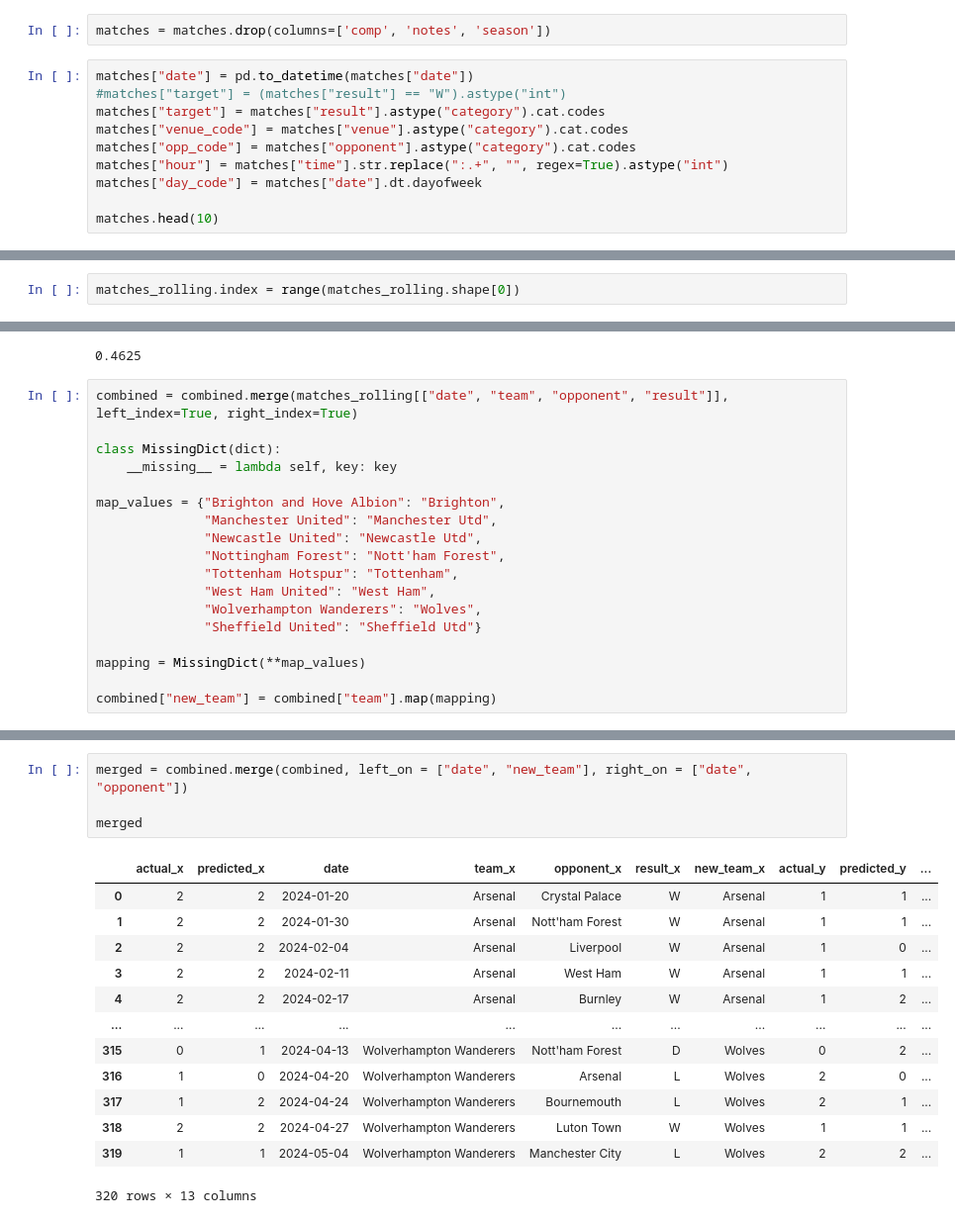
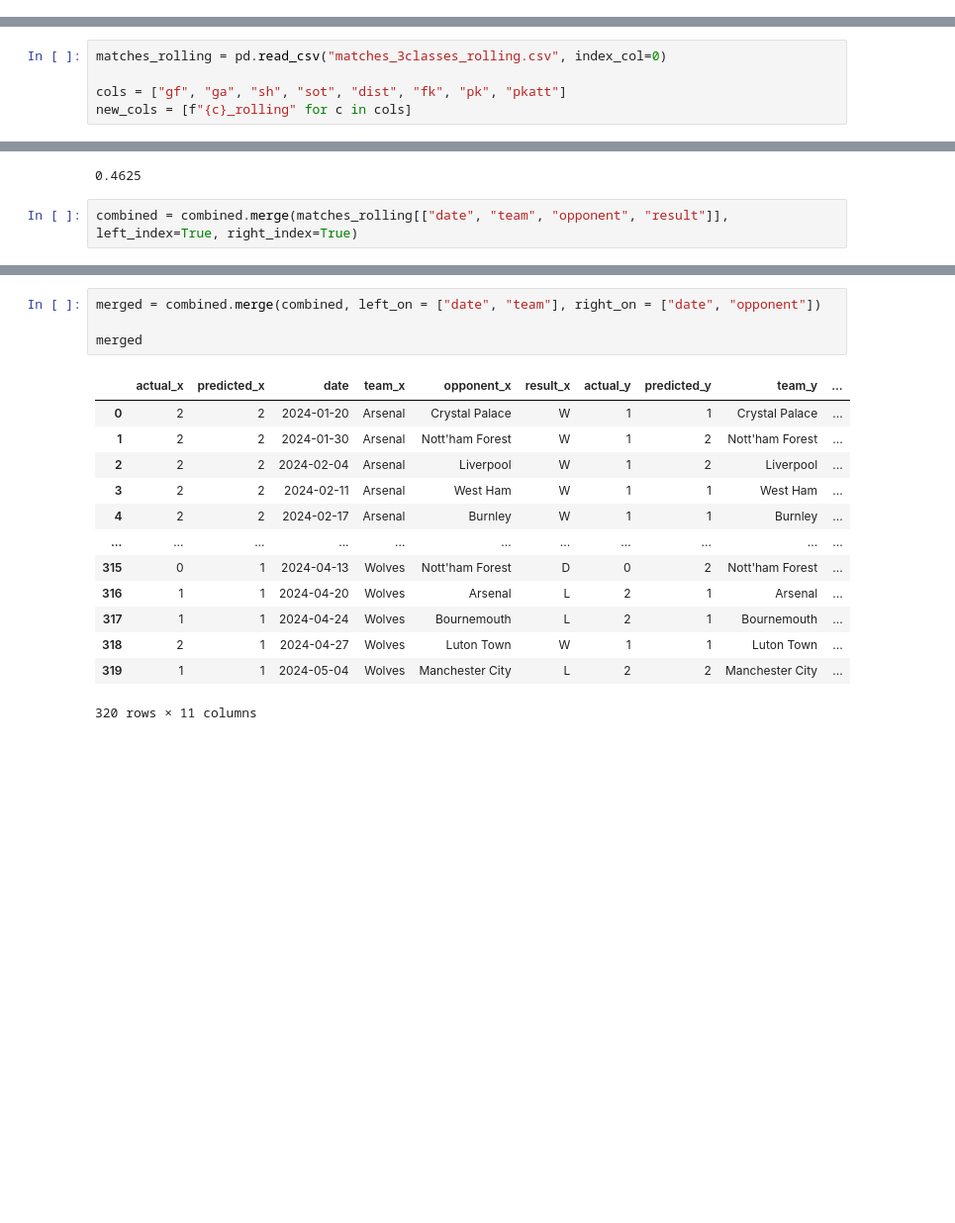
Before and after one commit to emanon19/Football-Prediction, a Jupyter notebook: Win-Draw-Lose-LogisticRegression.ipynb, the cells around one changed output, grey strips where cells are left out. Shown: that part at 99% size. Saved outputs shown, nothing was run; the diff lists cells and outputs as text; blank space fills up the shorter version.

```diff
--- a/Win-Draw-Lose-LogisticRegression.ipynb
+++ b/Win-Draw-Lose-LogisticRegression.ipynb
@@ -14,12 +13,0 @@ matches.head()
-# %%
-matches = matches.drop(columns=['comp', 'notes', 'season'])
-# %%
-matches["date"] = pd.to_datetime(matches["date"])
-#matches["target"] = (matches["result"] == "W").astype("int")
-matches["target"] = matches["result"].astype("category").cat.codes
-matches["venue_code"] = matches["venue"].astype("category").cat.codes
-matches["opp_code"] = matches["opponent"].astype("category").cat.codes
-matches["hour"] = matches["time"].str.replace(":.+", "", regex=True).astype("int")
-matches["day_code"] = matches["date"].dt.dayofweek
-
-matches.head(10)
@@ -134,5 +91,8 @@ matches_rolling = matches_rolling.droplevel('team')
 # %%
-matches_rolling.index = range(matches_rolling.shape[0])
+matches_rolling = pd.read_csv("matches_3classes_rolling.csv", index_col=0)
+
+cols = ["gf", "ga", "sh", "sot", "dist", "fk", "pk", "pkatt"]
+new_cols = [f"{c}_rolling" for c in cols]
 # %%
 def make_predictions(data, predictors):
     train = data[data["date"] < '2024-01-01']
@@ -183,22 +143,6 @@ model_score
 0.4625
 # %%
 combined = combined.merge(matches_rolling[["date", "team", "opponent", "result"]], left_index=True, right_index=True)
-
-class MissingDict(dict):
-    __missing__ = lambda self, key: key
-
-map_values = {"Brighton and Hove Albion": "Brighton",
-              "Manchester United": "Manchester Utd",
-              "Newcastle United": "Newcastle Utd",
-              "Nottingham Forest": "Nott'ham Forest",
-              "Tottenham Hotspur": "Tottenham",
-              "West Ham United": "West Ham",
-              "Wolverhampton Wanderers": "Wolves",
-              "Sheffield United": "Sheffield Utd"}
-
-mapping = MissingDict(**map_values)
-
-combined["new_team"] = combined["team"].map(mapping)
 # %%
 combined
 # %% [output]
@@ -218,21 +162,21 @@ combined
 # %%
-merged = combined.merge(combined, left_on = ["date", "new_team"], right_on = ["date", "opponent"])
+merged = combined.merge(combined, left_on = ["date", "team"], right_on = ["date", "opponent"])
 
 merged
 # %% [output]
-|  | actual_x | predicted_x | date | team_x | opponent_x | result_x | new_team_x | actual_y | predicted_y | ... |
-| 0 | 2 | 2 | 2024-01-20 | Arsenal | Crystal Palace | W | Arsenal | 1 | 1 | ... |
-| 1 | 2 | 2 | 2024-01-30 | Arsenal | Nott'ham Forest | W | Arsenal | 1 | 1 | ... |
-| 2 | 2 | 2 | 2024-02-04 | Arsenal | Liverpool | W | Arsenal | 1 | 0 | ... |
-| 3 | 2 | 2 | 2024-02-11 | Arsenal | West Ham | W | Arsenal | 1 | 1 | ... |
-| 4 | 2 | 2 | 2024-02-17 | Arsenal | Burnley | W | Arsenal | 1 | 2 | ... |
+|  | actual_x | predicted_x | date | team_x | opponent_x | result_x | actual_y | predicted_y | team_y | ... |
+| 0 | 2 | 2 | 2024-01-20 | Arsenal | Crystal Palace | W | 1 | 1 | Crystal Palace | ... |
+| 1 | 2 | 2 | 2024-01-30 | Arsenal | Nott'ham Forest | W | 1 | 2 | Nott'ham Forest | ... |
+| 2 | 2 | 2 | 2024-02-04 | Arsenal | Liverpool | W | 1 | 2 | Liverpool | ... |
+| 3 | 2 | 2 | 2024-02-11 | Arsenal | West Ham | W | 1 | 1 | West Ham | ... |
+| 4 | 2 | 2 | 2024-02-17 | Arsenal | Burnley | W | 1 | 1 | Burnley | ... |
 | ... | ... | ... | ... | ... | ... | ... | ... | ... | ... | ... |
-| 315 | 0 | 1 | 2024-04-13 | Wolverhampton Wanderers | Nott'ham Forest | D | Wolves | 0 | 2 | ... |
-| 316 | 1 | 0 | 2024-04-20 | Wolverhampton Wanderers | Arsenal | L | Wolves | 2 | 0 | ... |
-| 317 | 1 | 2 | 2024-04-24 | Wolverhampton Wanderers | Bournemouth | L | Wolves | 2 | 1 | ... |
-| 318 | 2 | 2 | 2024-04-27 | Wolverhampton Wanderers | Luton Town | W | Wolves | 1 | 1 | ... |
-| 319 | 1 | 1 | 2024-05-04 | Wolverhampton Wanderers | Manchester City | L | Wolves | 2 | 2 | ... |
+| 315 | 0 | 1 | 2024-04-13 | Wolves | Nott'ham Forest | D | 0 | 2 | Nott'ham Forest | ... |
+| 316 | 1 | 1 | 2024-04-20 | Wolves | Arsenal | L | 2 | 1 | Arsenal | ... |
+| 317 | 1 | 1 | 2024-04-24 | Wolves | Bournemouth | L | 2 | 1 | Bournemouth | ... |
+| 318 | 2 | 1 | 2024-04-27 | Wolves | Luton Town | W | 1 | 1 | Luton Town | ... |
+| 319 | 1 | 1 | 2024-05-04 | Wolves | Manchester City | L | 2 | 2 | Manchester City | ... |
-320 rows × 13 columns
+320 rows × 11 columns
 # %%
 merged[(merged["predicted_x"] == 2) & (merged["predicted_y"] == 1)]["actual_x"].value_counts()
 # %% [output]
```
Also changed, not shown: parts of 13 cells of this notebook, 16 other files.
